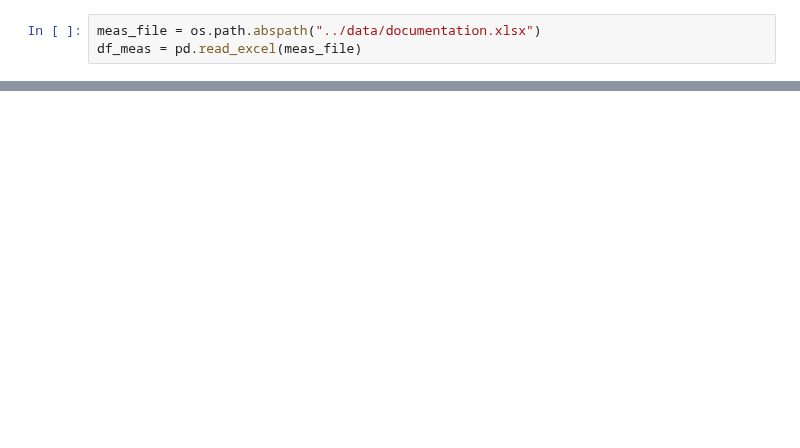
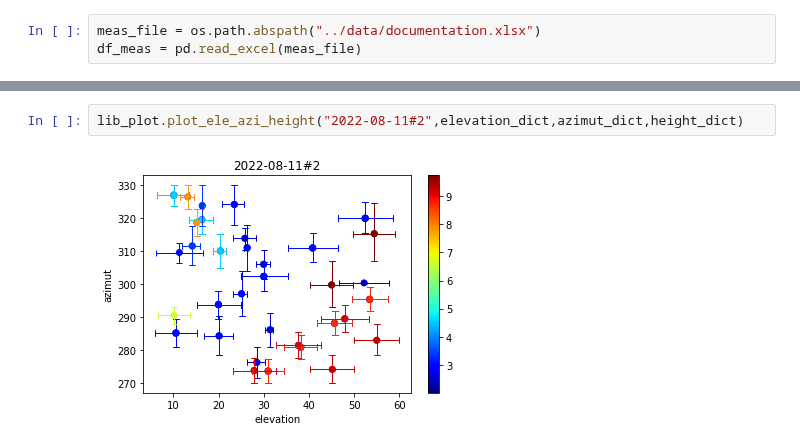
Before and after one commit to ziqing97/gnss_ir_analyze, a Jupyter notebook: src/test_all_measurement.ipynb, the cells around one changed output, grey strips where cells are left out. Drawn from its saved outputs; the diff is of its cells as text; blank space fills up the shorter version.

```diff
--- a/src/test_all_measurement.ipynb
+++ b/src/test_all_measurement.ipynb
@@ -290,0 +37,4 @@ esth.plot_fresnel_zone(time_str="2022-11-04",equipment_index=3,azimut_dict=azimu
+# %%
+lib_plot.plot_ele_azi_height("2022-08-11#2",elevation_dict,azimut_dict,height_dict)
+# %% [output]
+[figure, added]
```
Also changed, not shown: parts of 57 cells of this notebook, 2 other files.
